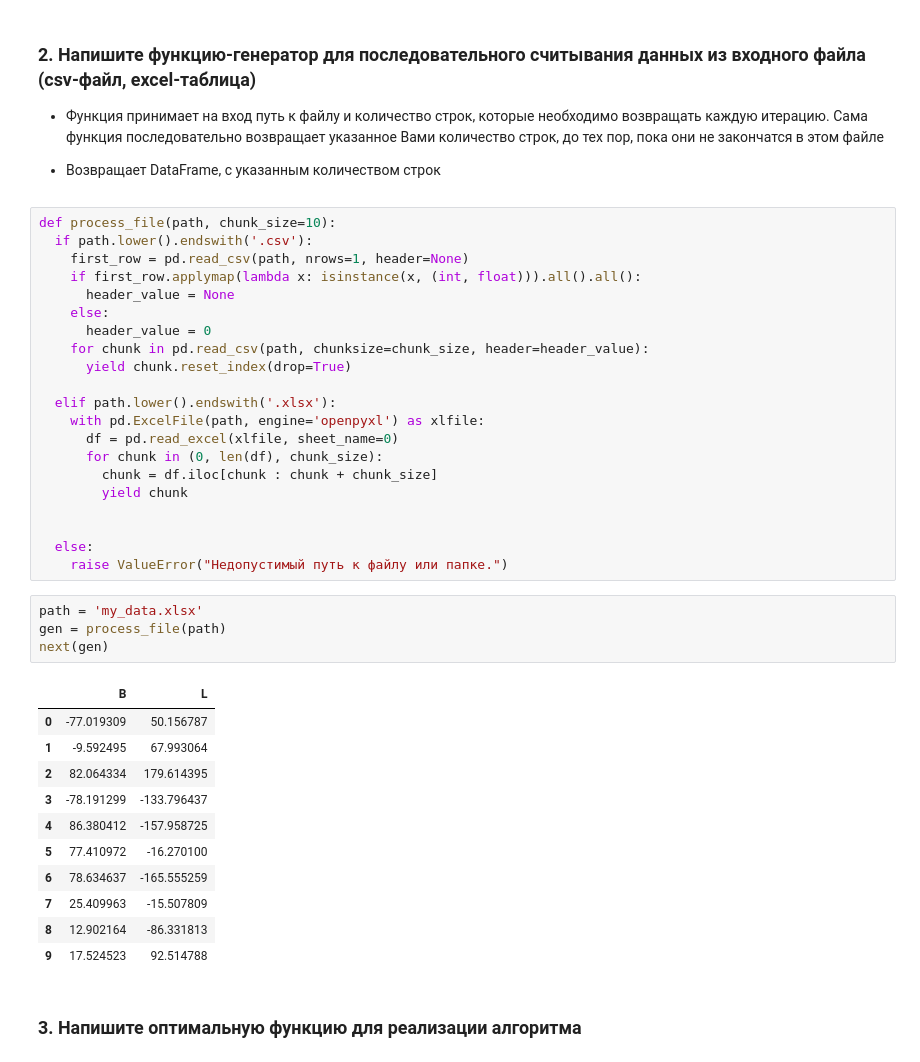
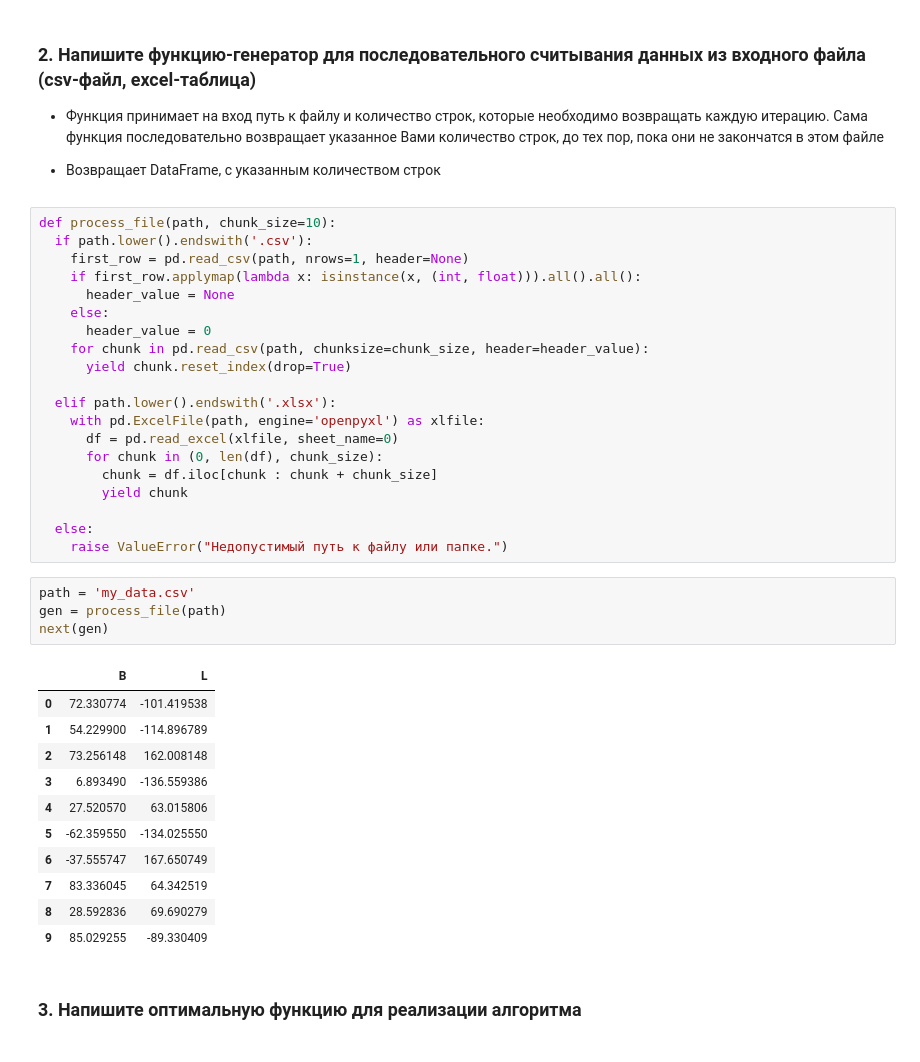
Before and after one commit to ilyak0n/comp_math, a Jupyter notebook: 6. Работа с электронными таблицами. Многопоточная и многопроцессорная оптимизация. Генераторы/Практическая_работа_№6_Формирование_электронных_таблиц.ipynb, the cells around one changed output. Drawn from its saved outputs; the diff is of its cells as text.

```diff
--- a/6. Работа с электронными таблицами. Многопоточная и многопроцессорная оптимизация. Генераторы/Практическая_работа_№6_Формирование_электронных_таблиц.ipynb
+++ b/6. Работа с электронными таблицами. Многопоточная и многопроцессорная оптимизация. Генераторы/Практическая_работа_№6_Формирование_электронных_таблиц.ipynb
@@ -1074,25 +1074,24 @@ def process_file(path, chunk_size=10):
         chunk = df.iloc[chunk : chunk + chunk_size]
         yield chunk
 
-
   else:
     raise ValueError("Недопустимый путь к файлу или папке.")
 # %%
-path = 'my_data.xlsx'
+path = 'my_data.csv'
 gen = process_file(path)
 next(gen)
 # %% [output]
 |  | B | L |
-| 0 | -77.019309 | 50.156787 |
-| 1 | -9.592495 | 67.993064 |
-| 2 | 82.064334 | 179.614395 |
-| 3 | -78.191299 | -133.796437 |
-| 4 | 86.380412 | -157.958725 |
-| 5 | 77.410972 | -16.270100 |
-| 6 | 78.634637 | -165.555259 |
-| 7 | 25.409963 | -15.507809 |
-| 8 | 12.902164 | -86.331813 |
-| 9 | 17.524523 | 92.514788 |
+| 0 | 72.330774 | -101.419538 |
+| 1 | 54.229900 | -114.896789 |
+| 2 | 73.256148 | 162.008148 |
+| 3 | 6.893490 | -136.559386 |
+| 4 | 27.520570 | 63.015806 |
+| 5 | -62.359550 | -134.025550 |
+| 6 | -37.555747 | 167.650749 |
+| 7 | 83.336045 | 64.342519 |
+| 8 | 28.592836 | 69.690279 |
+| 9 | 85.029255 | -89.330409 |
 # %% [markdown]
 ### 3. Напишите оптимальную функцию для реализации алгоритма
 # %% [markdown]
```
Also changed, not shown: parts of 5 cells of this notebook.
